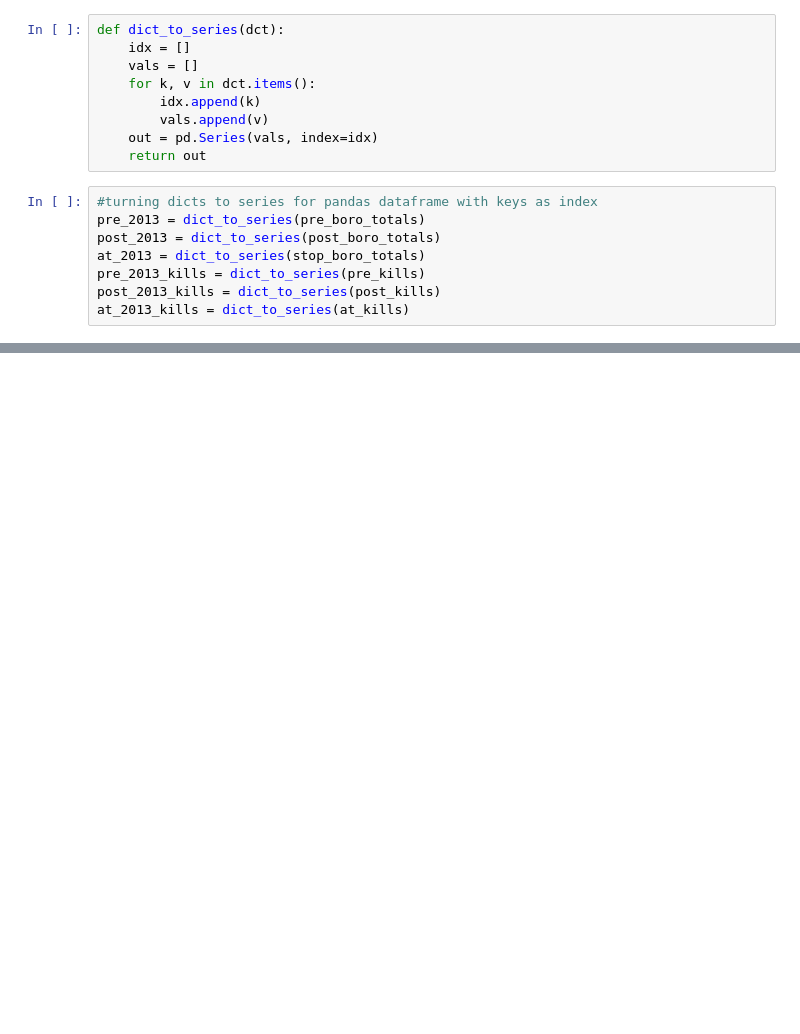
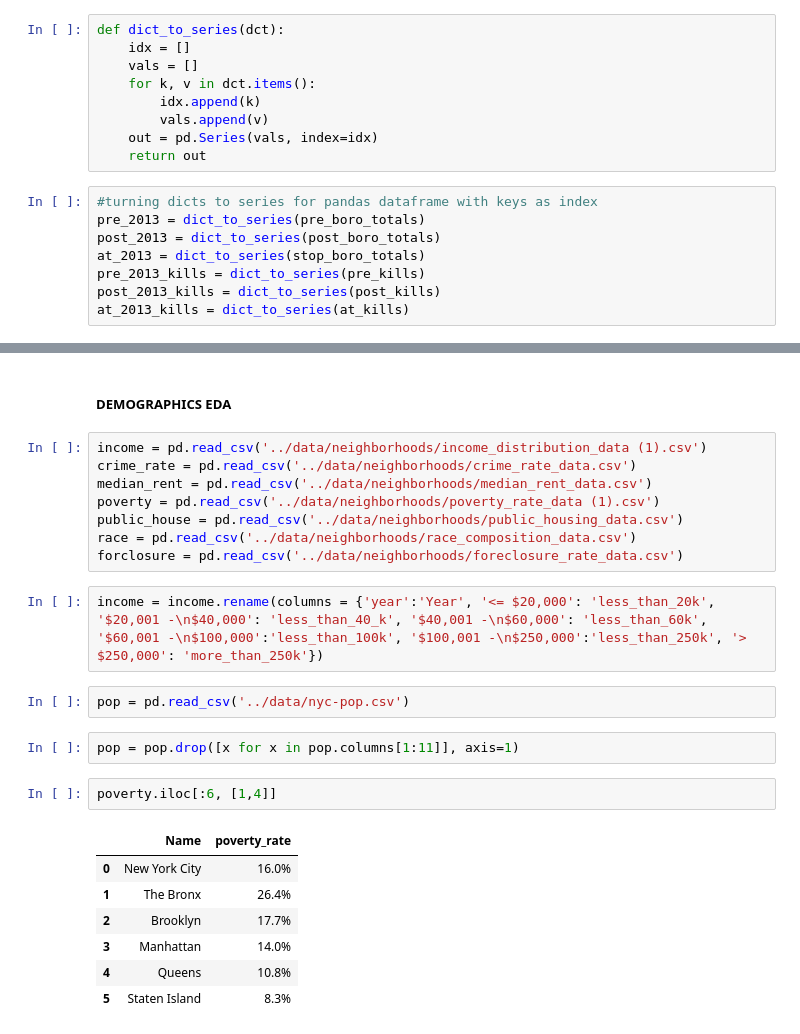
Before and after one commit to sashasabater/nyc-gun-violence, a Jupyter notebook: notebooks/nypd.ipynb, the cells around one changed output, grey strips where cells are left out. Saved outputs shown, nothing was run; the diff lists cells and outputs as text; blank space fills up the shorter version.

```diff
--- a/notebooks/nypd.ipynb
+++ b/notebooks/nypd.ipynb
@@ -322,0 +339,26 @@ ax.legend(loc='center')
+# %% [markdown]
+##### DEMOGRAPHICS EDA
+# %%
+income = pd.read_csv('../data/neighborhoods/income_distribution_data (1).csv')
+crime_rate = pd.read_csv('../data/neighborhoods/crime_rate_data.csv')
+median_rent = pd.read_csv('../data/neighborhoods/median_rent_data.csv')
+poverty = pd.read_csv('../data/neighborhoods/poverty_rate_data (1).csv')
+public_house = pd.read_csv('../data/neighborhoods/public_housing_data.csv')
+race = pd.read_csv('../data/neighborhoods/race_composition_data.csv')
+forclosure = pd.read_csv('../data/neighborhoods/foreclosure_rate_data.csv')
+# %%
+income = income.rename(columns = {'year':'Year', '<= $20,000': 'less_than_20k', '$20,001 -\n$40,000': 'less_than_40_k', '$40,001 -\n$60,000': 'less_than_60k', '$60,001 -\n$100,000':'less_than_100k', '$100,001 -\n$250,000':'less_than_250k', '> $250,000': 'more_than_250k'})
+# %%
+pop = pd.read_csv('../data/nyc-pop.csv')
+# %%
+pop = pop.drop([x for x in pop.columns[1:11]], axis=1)
+# %%
+poverty.iloc[:6, [1,4]]
+# %% [output]
+|  | Name | poverty_rate |
+| 0 | New York City | 16.0% |
+| 1 | The Bronx | 26.4% |
+| 2 | Brooklyn | 17.7% |
+| 3 | Manhattan | 14.0% |
+| 4 | Queens | 10.8% |
+| 5 | Staten Island | 8.3% |
```
Also changed, not shown: parts of 18 cells of this notebook, 2 other files.
